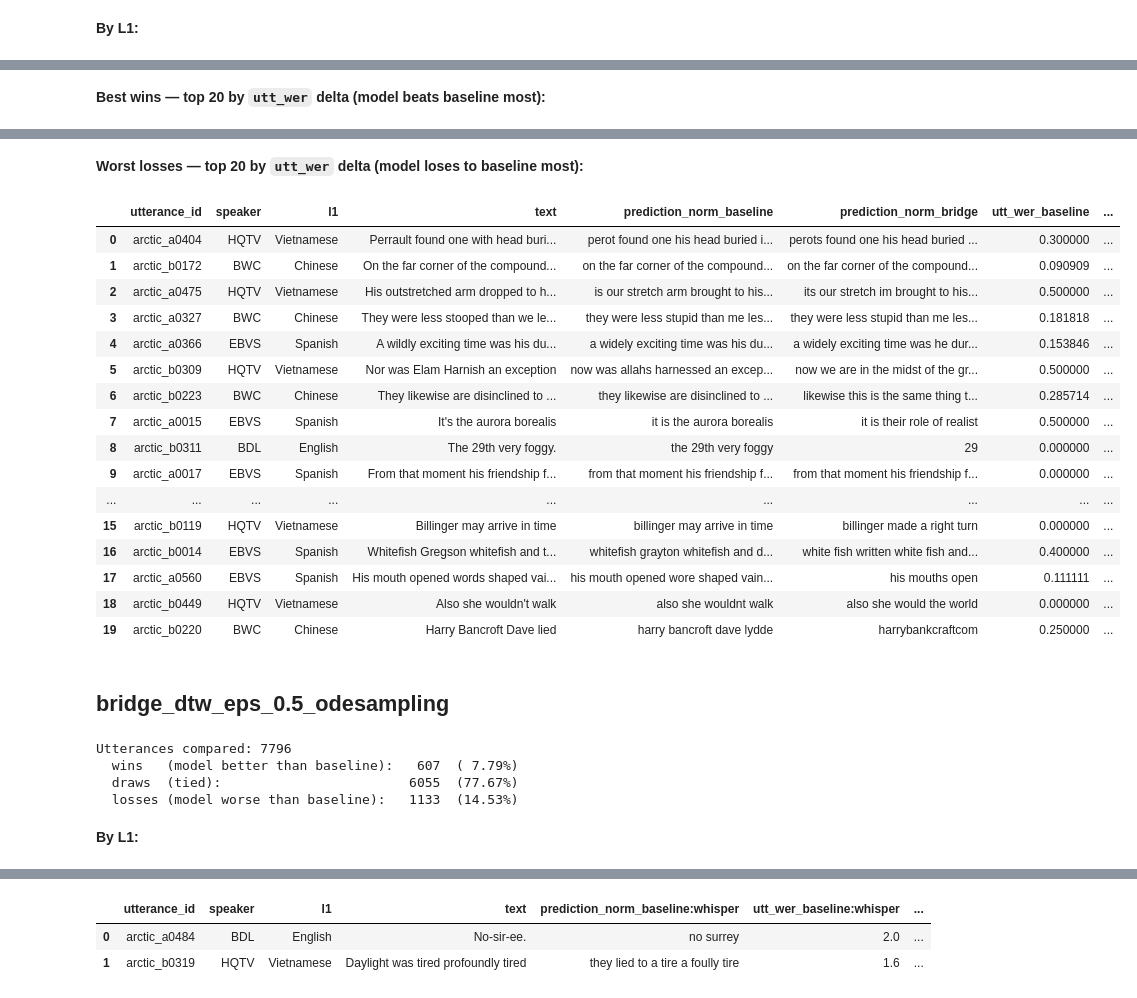
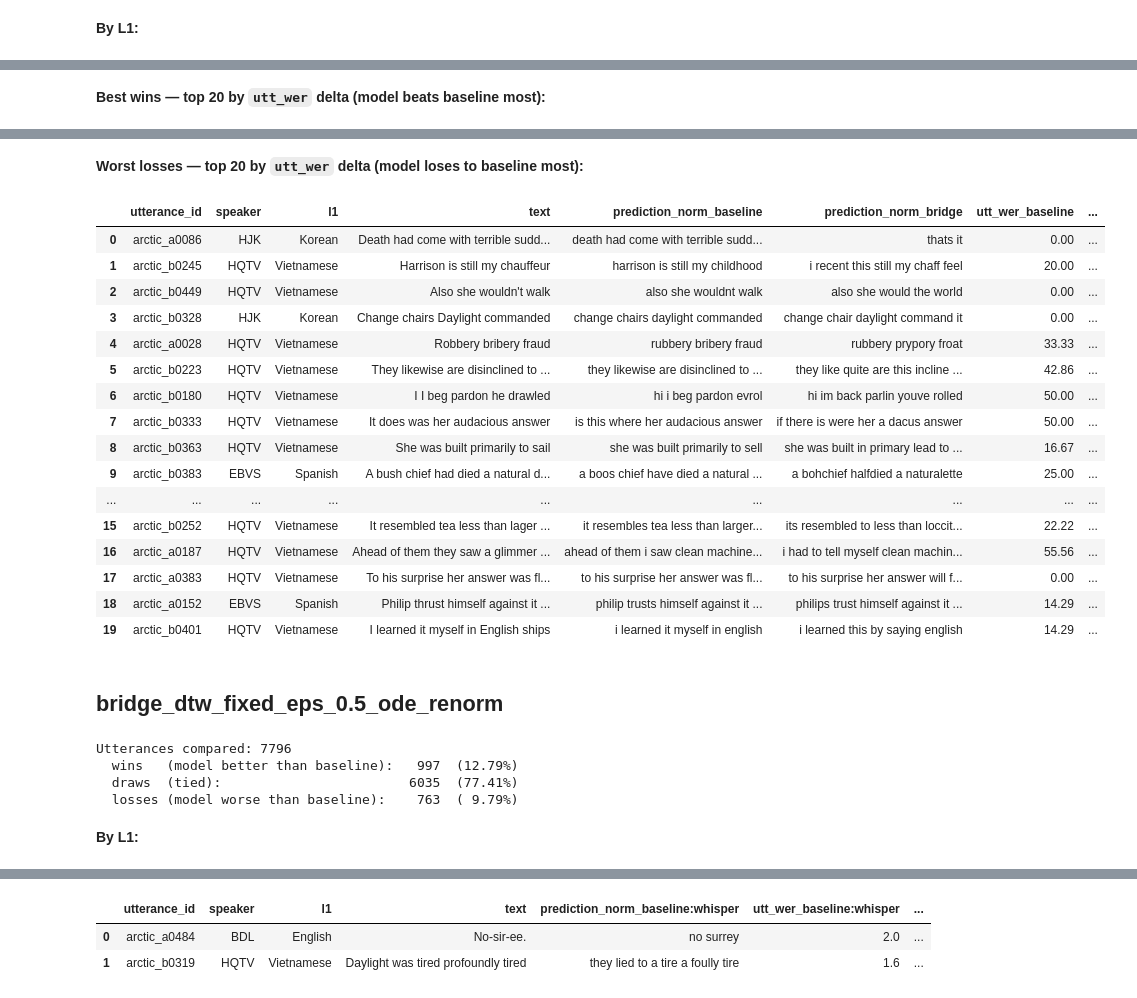
Before and after one commit to Tisya-V/accent-robust-asr, a Jupyter notebook: notebooks/compare_evals.ipynb, the cells around one changed output, grey strips where cells are left out. Saved outputs shown, nothing was run; the diff lists cells and outputs as text; code cells hidden in the pictures.

Commit message:
more models

```diff
--- a/notebooks/compare_evals.ipynb
+++ b/notebooks/compare_evals.ipynb
@@ -9,16 +9,18 @@ BASELINE = 'baseline:whisper'
 
 # Comparison model names (without .csv) or full paths — one or more.
 COMPARISON_MODELS = [
-    # 'bridge_position_eps_1.5',
+    'bridge_position_eps_0.5',
     'bridge_dtw_eps_0.5',
     'bridge_dtw_eps_0.5_odesampling',
 
 
     # eps, sigma sweep
     'bridge_dtw_fixed_eps_0.3',
+    'bridge_dtw_fixed_eps_0.3_ode',
     'bridge_dtw_fixed_eps_0.3_ode_renorm',
     'bridge_dtw_fixed_eps_0.5',
     'bridge_dtw_fixed_eps_0.5_ode',
+    'bridge_dtw_fixed_eps_0.5_renorm',
     'bridge_dtw_fixed_eps_0.5_ode_renorm',
     'bridge_dtw_fixed_eps_1.0',
     'bridge_dtw_fixed_eps_1.0_ode',
@@ -32,6 +34,7 @@ COMPARISON_MODELS = [
     'bridge_dtw_fixed_x0_0.3_ode_renorm',
     'bridge_dtw_fixed_x0_0.5',
     'bridge_dtw_fixed_x0_0.5_ode',
+    'bridge_dtw_fixed_x0_0.5_renorm',
     'bridge_dtw_fixed_x0_0.5_ode_renorm',
     'bridge_dtw_fixed_x0_1.0',
     'bridge_dtw_fixed_x0_1.0_ode',
@@ -320,3 +320,30 @@ display(overview_pct)
 | bridge_dtw_fixed_x0_1.0 | 14.53 | 5.21 | 9.33 | 61.79 | 36.48 | 25.31 | 23.67 |
 | bridge_dtw_fixed_x0_1.0_ode | 16.44 | 5.64 | 10.80 | 62.16 | 36.48 | 25.68 | 21.38 |
 | bridge_dtw_fixed_x0_1.0_ode_renorm | 16.37 | 5.57 | 10.80 | 62.43 | 36.56 | 25.87 | 21.19 |
+# %%
+from IPython.display import display, Markdown
+
+pm_delta = f'{PRIMARY_METRIC}_delta'
+pm_bridge = f'{PRIMARY_METRIC}_bridge'
+
+l1_pct_rows = []
+for r in results:
+    merged = r['merged']
+    if 'l1' not in merged.columns:
+        continue
+    for l1, g in merged.groupby('l1'):
+        n = len(g)
+        l1_pct_rows.append({
+            'model':  r['name'],
+            'l1':     l1,
+            'win_%':  (g[pm_delta] < 0).sum() / n * 100,
+            'draw_%': (g[pm_delta] == 0).sum() / n * 100,
+            'loss_%': (g[pm_delta] > 0).sum() / n * 100,
+        })
+
+l1_pct_df = pd.DataFrame(l1_pct_rows)
+
+for col, label in [('win_%', 'Win %'), ('loss_%', 'Loss %'), ('draw_%', 'Draw %')]:
+    pivot = l1_pct_df.pivot(index='model', columns='l1', values=col).round(2)
+    display(Markdown(f'**{label} by L1:**'))
+    display(pivot)
@@ -521,7 +659,15 @@ from IPython.display import display, Markdown
 pd.set_option('display.max_colwidth', 80)
 pd.set_option('display.max_rows', 200)
 
-for r in results:
+# Set to None to browse all models, or list specific names to restrict.
+BROWSE_MODELS = [
+    'bridge_dtw_fixed_eps_0.5_ode_renorm',
+    'bridge_dtw_fixed_eps_0.3_ode_renorm',
+]
+
+browse_results = [r for r in results if BROWSE_MODELS is None or r['name'] in BROWSE_MODELS]
+
+for r in browse_results:
     display(Markdown(f"## {r['name']}"))
 
     wl, n = r['winloss_counts'], r['n']
@@ -576,26 +722,26 @@ Utterances compared: 7796
 **Worst losses — top 20 by `utt_wer` delta (model loses to baseline most):**
 |  | utterance_id | speaker | l1 | text | prediction_norm_baseline | prediction_norm_bridge | utt_wer_baseline | ... |
-| 0 | arctic_a0404 | HQTV | Vietnamese | Perrault found one with head buri... | perot found one his head buried i... | perots found one his head buried ... | 0.300000 | ... |
-| 1 | arctic_b0172 | BWC | Chinese | On the far corner of the compound... | on the far corner of the compound... | on the far corner of the compound... | 0.090909 | ... |
-| 2 | arctic_a0475 | HQTV | Vietnamese | His outstretched arm dropped to h... | is our stretch arm brought to his... | its our stretch im brought to his... | 0.500000 | ... |
-| 3 | arctic_a0327 | BWC | Chinese | They were less stooped than we le... | they were less stupid than me les... | they were less stupid than me les... | 0.181818 | ... |
-| 4 | arctic_a0366 | EBVS | Spanish | A wildly exciting time was his du... | a widely exciting time was his du... | a widely exciting time was he dur... | 0.153846 | ... |
-| 5 | arctic_b0309 | HQTV | Vietnamese | Nor was Elam Harnish an exception | now was allahs harnessed an excep... | now we are in the midst of the gr... | 0.500000 | ... |
-| 6 | arctic_b0223 | BWC | Chinese | They likewise are disinclined to ... | they likewise are disinclined to ... | likewise this is the same thing t... | 0.285714 | ... |
-| 7 | arctic_a0015 | EBVS | Spanish | It's the aurora borealis | it is the aurora borealis | it is their role of realist | 0.500000 | ... |
-| 8 | arctic_b0311 | BDL | English | The 29th very foggy. | the 29th very foggy | 29 | 0.000000 | ... |
-| 9 | arctic_a0017 | EBVS | Spanish | From that moment his friendship f... | from that moment his friendship f... | from that moment his friendship f... | 0.000000 | ... |
+| 0 | arctic_a0086 | HJK | Korean | Death had come with terrible sudd... | death had come with terrible sudd... | thats it | 0.00 | ... |
+| 1 | arctic_b0245 | HQTV | Vietnamese | Harrison is still my chauffeur | harrison is still my childhood | i recent this still my chaff feel | 20.00 | ... |
+| 2 | arctic_b0449 | HQTV | Vietnamese | Also she wouldn't walk | also she wouldnt walk | also she would the world | 0.00 | ... |
+| 3 | arctic_b0328 | HJK | Korean | Change chairs Daylight commanded | change chairs daylight commanded | change chair daylight command it | 0.00 | ... |
+| 4 | arctic_a0028 | HQTV | Vietnamese | Robbery bribery fraud | rubbery bribery fraud | rubbery prypory froat | 33.33 | ... |
+| 5 | arctic_b0223 | HQTV | Vietnamese | They likewise are disinclined to ... | they likewise are disinclined to ... | they like quite are this incline ... | 42.86 | ... |
+| 6 | arctic_b0180 | HQTV | Vietnamese | I I beg pardon he drawled | hi i beg pardon evrol | hi im back parlin youve rolled | 50.00 | ... |
+| 7 | arctic_b0333 | HQTV | Vietnamese | It does was her audacious answer | is this where her audacious answer | if there is were her a dacus answer | 50.00 | ... |
+| 8 | arctic_b0363 | HQTV | Vietnamese | She was built primarily to sail | she was built primarily to sell | she was built in primary lead to ... | 16.67 | ... |
+| 9 | arctic_b0383 | EBVS | Spanish | A bush chief had died a natural d... | a boos chief have died a natural ... | a bohchief halfdied a naturalette | 25.00 | ... |
 | ... | ... | ... | ... | ... | ... | ... | ... | ... |
-| 15 | arctic_b0119 | HQTV | Vietnamese | Billinger may arrive in time | billinger may arrive in time | billinger made a right turn | 0.000000 | ... |
-| 16 | arctic_b0014 | EBVS | Spanish | Whitefish Gregson whitefish and t... | whitefish grayton whitefish and d... | white fish written white fish and... | 0.400000 | ... |
-| 17 | arctic_a0560 | EBVS | Spanish | His mouth opened words shaped vai... | his mouth opened wore shaped vain... | his mouths open | 0.111111 | ... |
-| 18 | arctic_b0449 | HQTV | Vietnamese | Also she wouldn't walk | also she wouldnt walk | also she would the world | 0.000000 | ... |
-| 19 | arctic_b0220 | BWC | Chinese | Harry Bancroft Dave lied | harry bancroft dave lydde | harrybankcraftcom | 0.250000 | ... |
+| 15 | arctic_b0252 | HQTV | Vietnamese | It resembled tea less than lager ... | it resembles tea less than larger... | its resembled to less than loccit... | 22.22 | ... |
+| 16 | arctic_a0187 | HQTV | Vietnamese | Ahead of them they saw a glimmer ... | ahead of them i saw clean machine... | i had to tell myself clean machin... | 55.56 | ... |
+| 17 | arctic_a0383 | HQTV | Vietnamese | To his surprise her answer was fl... | to his surprise her answer was fl... | to his surprise her answer will f... | 0.00 | ... |
+| 18 | arctic_a0152 | EBVS | Spanish | Philip thrust himself against it ... | philip trusts himself against it ... | philips trust himself against it ... | 14.29 | ... |
+| 19 | arctic_b0401 | HQTV | Vietnamese | I learned it myself in English ships | i learned it myself in english | i learned this by saying english | 14.29 | ... |
-## bridge_dtw_eps_0.5_odesampling
+## bridge_dtw_fixed_eps_0.5_ode_renorm
 Utterances compared: 7796
-  wins   (model better than baseline):   607  ( 7.79%)
-  draws  (tied):                        6055  (77.67%)
-  losses (model worse than baseline):   1133  (14.53%)
+  wins   (model better than baseline):   997  (12.79%)
+  draws  (tied):                        6035  (77.41%)
+  losses (model worse than baseline):    763  ( 9.79%)
 **By L1:**
 |  | n | utt_wer_baseline | utt_wer_bridge | utt_wer_delta |
 | l1 |  |  |  |  |
```
Also changed, not shown: parts of 8 cells of this notebook, 57 other files.
